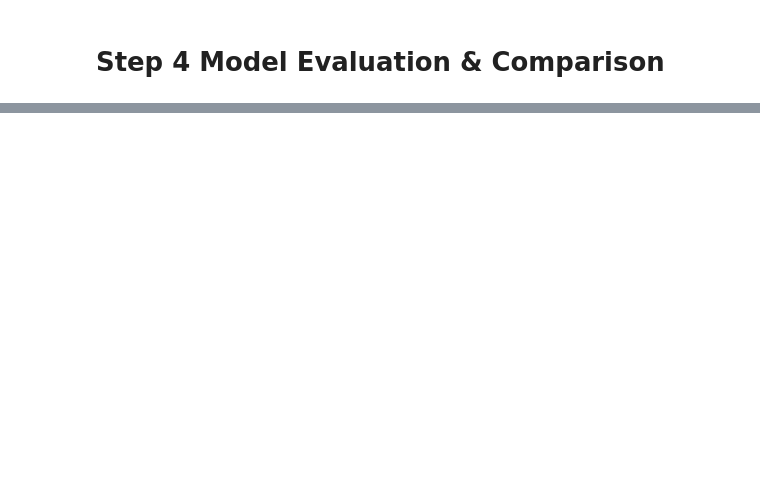
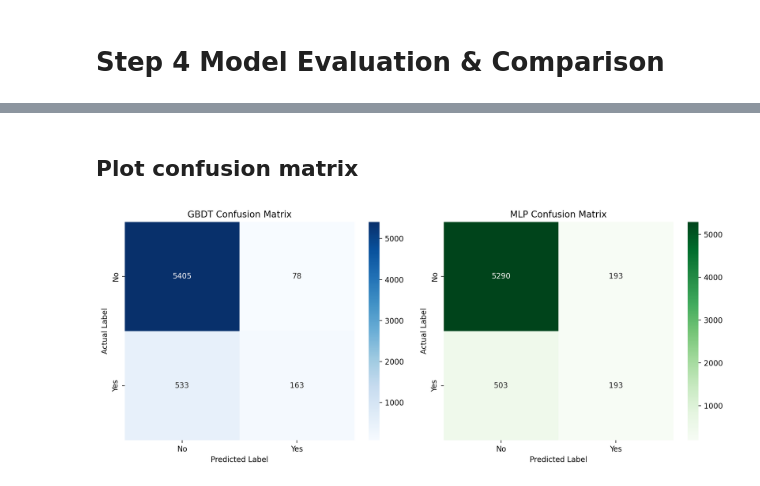
Before and after one commit to CharlotteZZh/AppliedML_hw2, a Jupyter notebook: AppliedML_hw2.ipynb, the cells around one changed output, grey strips where cells are left out. Drawn from its saved outputs; the diff is of its cells as text; code cells hidden in the pictures; blank space fills up the shorter version.

```diff
--- a/AppliedML_hw2.ipynb
+++ b/AppliedML_hw2.ipynb
@@ -919,0 +946,8 @@ display(
+# %%
+# GBDT test predictions
+gbdt_test_prob = best_gbdt_model.predict_proba(X_test_gbdt)[:, 1]
+gbdt_test_pred = (gbdt_test_prob >= 0.5).astype(int)
+
+# MLP test predictions
+mlp_test_prob = best_mlp_model.predict_proba(X_test_mlp)[:, 1]
+mlp_test_pred = (mlp_test_prob >= 0.5).astype(int)
@@ -919,0 +1050,40 @@ display(
+# %% [markdown]
+## Plot confusion matrix
+# %%
+fig, axes = plt.subplots(1, 2, figsize=(12, 5))
+
+gbdt_cm = confusion_matrix(y_test, gbdt_test_pred)
+mlp_cm = confusion_matrix(y_test, mlp_test_pred)
+
+sns.heatmap(
+    gbdt_cm,
+    annot=True,
+    fmt="d",
+    cmap="Blues",
+    xticklabels=["No", "Yes"],
+    yticklabels=["No", "Yes"],
+    ax=axes[0]
+)
+
+axes[0].set_title("GBDT Confusion Matrix")
+axes[0].set_xlabel("Predicted Label")
+axes[0].set_ylabel("Actual Label")
+
+sns.heatmap(
+    mlp_cm,
+    annot=True,
+    fmt="d",
+    cmap="Greens",
+    xticklabels=["No", "Yes"],
+    yticklabels=["No", "Yes"],
+    ax=axes[1]
+)
+
+axes[1].set_title("MLP Confusion Matrix")
+axes[1].set_xlabel("Predicted Label")
+axes[1].set_ylabel("Actual Label")
+
+plt.tight_layout()
+plt.show()
+# %% [output]
+[figure, added]
```
Also changed, not shown: parts of 21 cells of this notebook.
